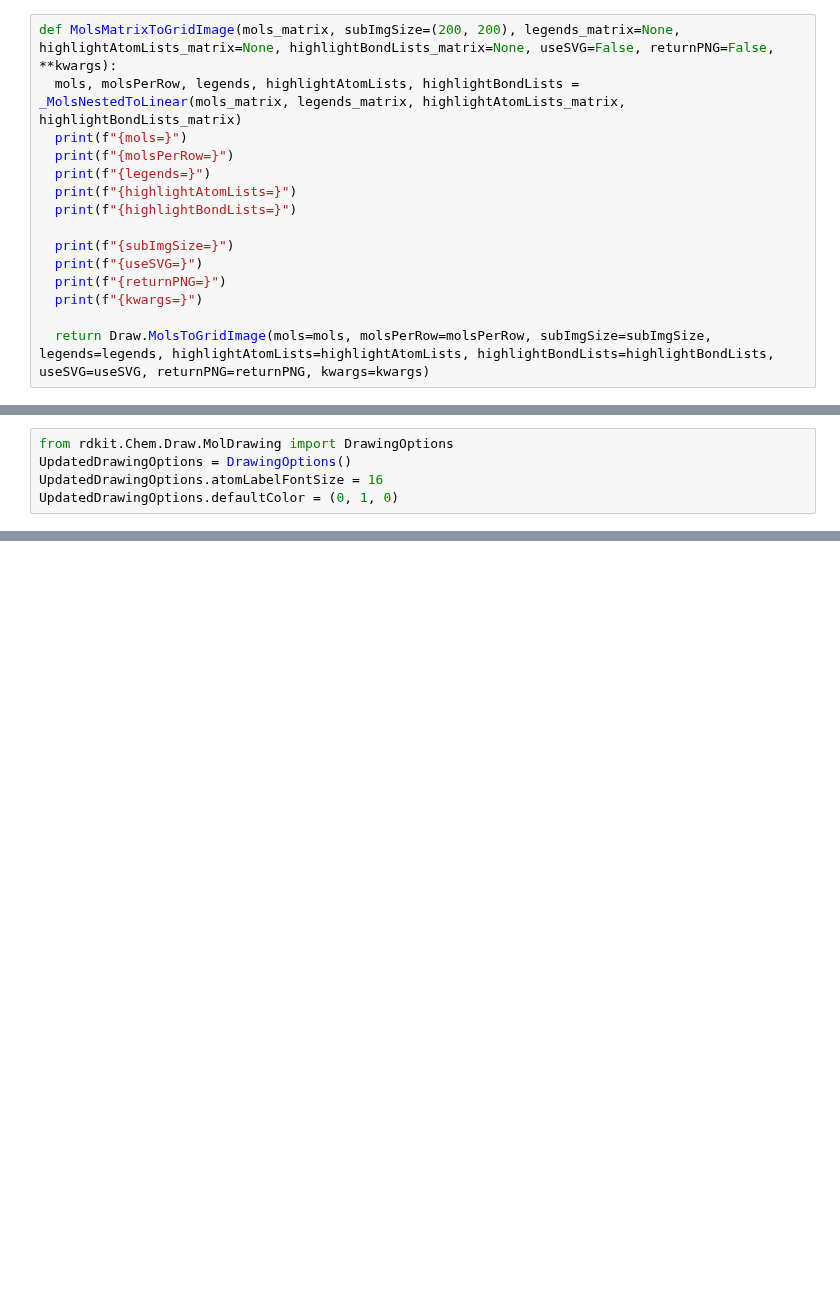
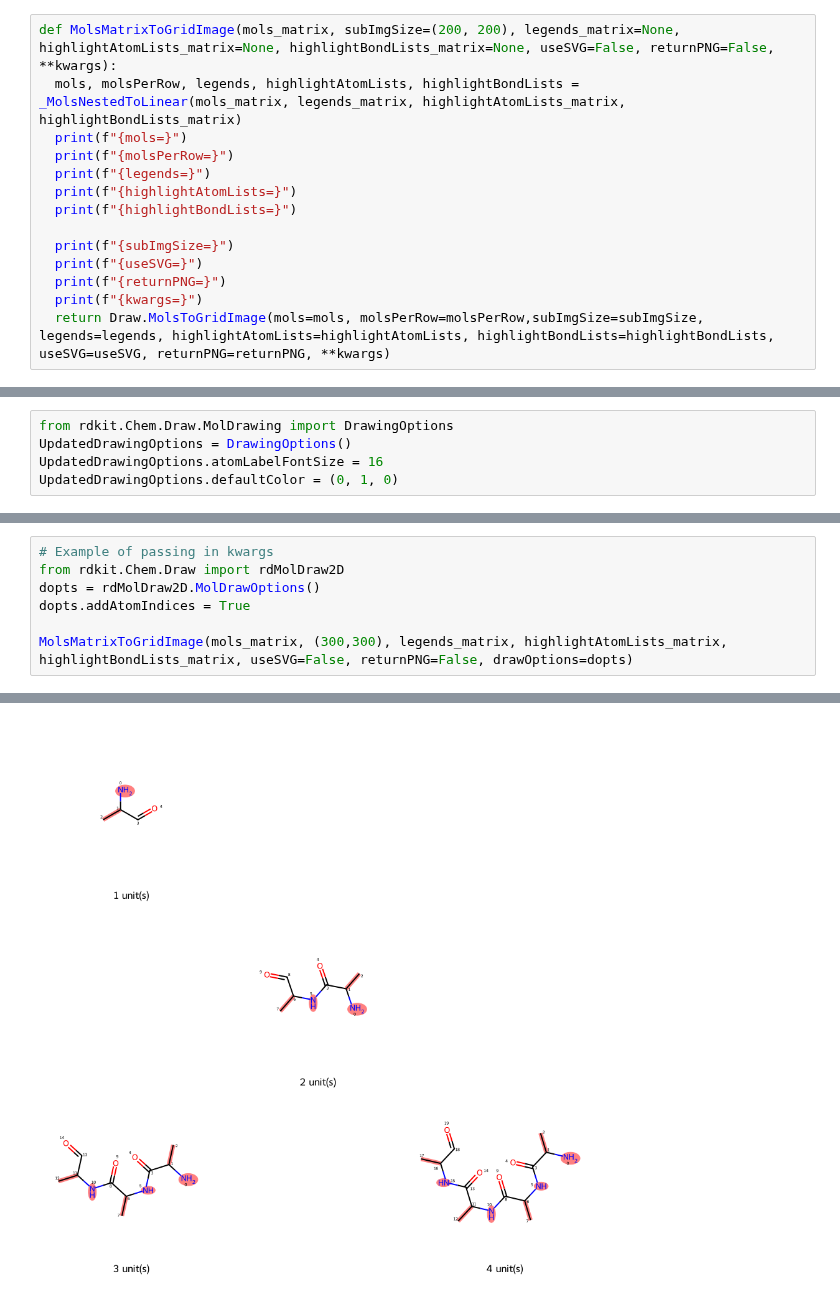
Before and after one commit to bertiewooster/RDKit-playing, a Jupyter notebook: MolsMatrixToGridImage-tests.ipynb, the cells around one changed output, grey strips where cells are left out. Cells and saved outputs as stored; diff of their text form; blank space fills up the shorter version.

Commit message:
Resolved signature problem (was kwargs) Added example of using kwargs: dopts = rdMolDraw2D.MolDrawOptions()

```diff
--- a/MolsMatrixToGridImage-tests.ipynb
+++ b/MolsMatrixToGridImage-tests.ipynb
@@ -194,8 +194,7 @@ def MolsMatrixToGridImage(mols_matrix, subImgSize=(200, 200), legends_matrix=Non
   print(f"{useSVG=}")
   print(f"{returnPNG=}")
   print(f"{kwargs=}")
-
-  return Draw.MolsToGridImage(mols=mols, molsPerRow=molsPerRow, subImgSize=subImgSize, legends=legends, highlightAtomLists=highlightAtomLists, highlightBondLists=highlightBondLists, useSVG=useSVG, returnPNG=returnPNG, kwargs=kwargs)
+  return Draw.MolsToGridImage(mols=mols, molsPerRow=molsPerRow,subImgSize=subImgSize, legends=legends, highlightAtomLists=highlightAtomLists, highlightBondLists=highlightBondLists, useSVG=useSVG, returnPNG=returnPNG, **kwargs)
 # %%
 s = "NC(C)C(=O)"
 mol = Chem.MolFromSmiles(s)
@@ -277,0 +279,8 @@ MolsMatrixToGridImage(mols_matrix, (300,300), legends_matrix, highlightAtomLists
+# %%
+# Example of passing in kwargs
+from rdkit.Chem.Draw import rdMolDraw2D
+dopts = rdMolDraw2D.MolDrawOptions()
+dopts.addAtomIndices = True
+
+MolsMatrixToGridImage(mols_matrix, (300,300), legends_matrix, highlightAtomLists_matrix, highlightBondLists_matrix, useSVG=False, returnPNG=False, drawOptions=dopts)
+# %% [output]
@@ -277,0 +296 @@ MolsMatrixToGridImage(mols_matrix, (300,300), legends_matrix, highlightAtomLists
+[figure, added]
```
Also changed, not shown: parts of 5 cells of this notebook.
